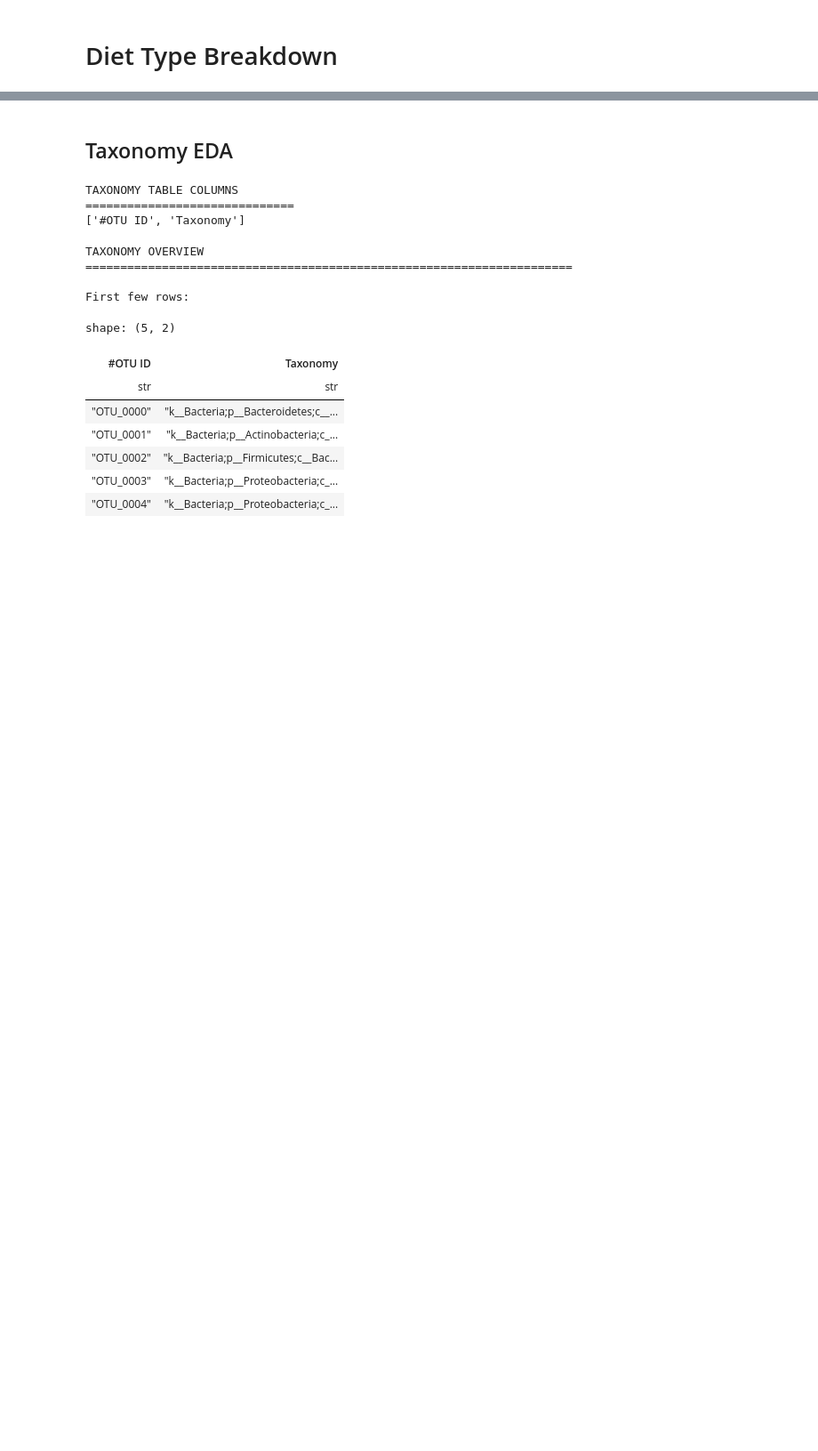
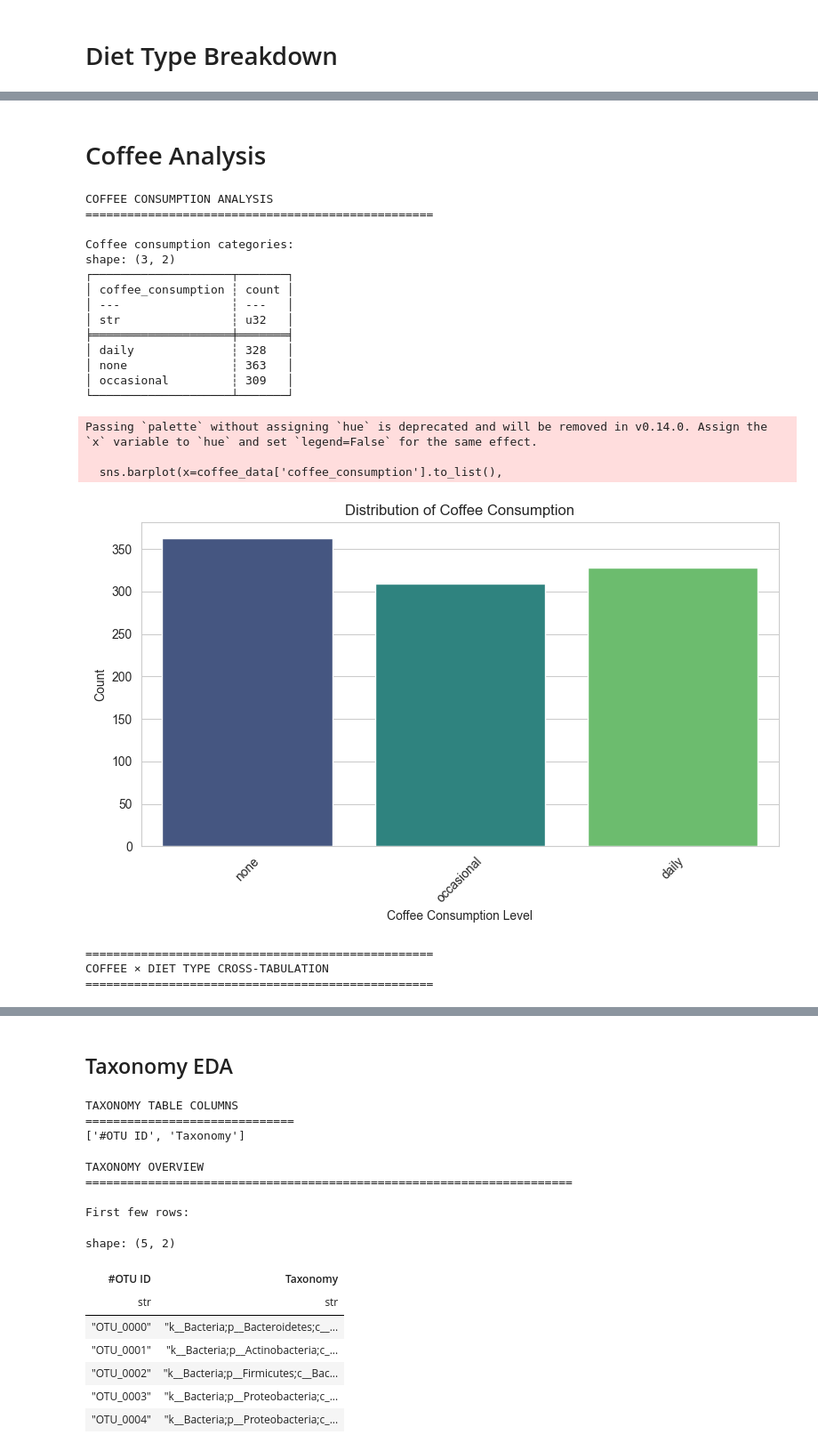
Before and after one commit to zkhechadoorian/coffee-gut-microbiome, a Jupyter notebook: notebooks/01_data_loading_qc.ipynb, the cells around one changed output, grey strips where cells are left out. Shown at 89% size. Saved outputs shown, nothing was run; the diff lists cells and outputs as text; code cells hidden in the pictures; blank space fills up the shorter version.

Commit message:
Complete EDA with coffee consumption analysis and confounding assessment

```diff
--- a/notebooks/01_data_loading_qc.ipynb
+++ b/notebooks/01_data_loading_qc.ipynb
@@ -279,0 +369,53 @@ shape: (3, 4)
+# %% [markdown]
+# Coffee Analysis
+# %%
+## 4. Coffee Consumption Analysis
+
+# Since this is a coffee-microbiome study, let's examine coffee patterns in detail
+
+print("COFFEE CONSUMPTION ANALYSIS")
+print("=" * 50)
+
+# Basic coffee consumption distribution
+print("\nCoffee consumption categories:")
+coffee_counts = metadata['coffee_consumption'].value_counts().sort('coffee_consumption')
+print(coffee_counts)
+
+# Visualize basic coffee distribution
+plt.figure(figsize=(8, 5))
+coffee_data = metadata['coffee_consumption'].value_counts()
+sns.barplot(x=coffee_data['coffee_consumption'].to_list(),
+           y=coffee_data['count'].to_list(),
+           palette='viridis')
+plt.title('Distribution of Coffee Consumption')
+plt.xlabel('Coffee Consumption Level')
+plt.ylabel('Count')
+plt.xticks(rotation=45)
+plt.tight_layout()
+plt.show()
+
+print("\n" + "="*50)
+print("COFFEE × DIET TYPE CROSS-TABULATION")
+print("="*50)
+# %% [output]
+COFFEE CONSUMPTION ANALYSIS
+==================================================
+
+Coffee consumption categories:
+shape: (3, 2)
+┌────────────────────┬───────┐
+│ coffee_consumption ┆ count │
+│ ---                ┆ ---   │
+│ str                ┆ u32   │
+╞════════════════════╪═══════╡
+│ daily              ┆ 328   │
+│ none               ┆ 363   │
+│ occasional         ┆ 309   │
+└────────────────────┴───────┘
+Passing `palette` without assigning `hue` is deprecated and will be removed in v0.14.0. Assign the `x` variable to `hue` and set `legend=False` for the same effect.
+
+  sns.barplot(x=coffee_data['coffee_consumption'].to_list(),
+[figure, added]
+==================================================
+COFFEE × DIET TYPE CROSS-TABULATION
+==================================================
```
Also changed, not shown: parts of 20 cells of this notebook.
